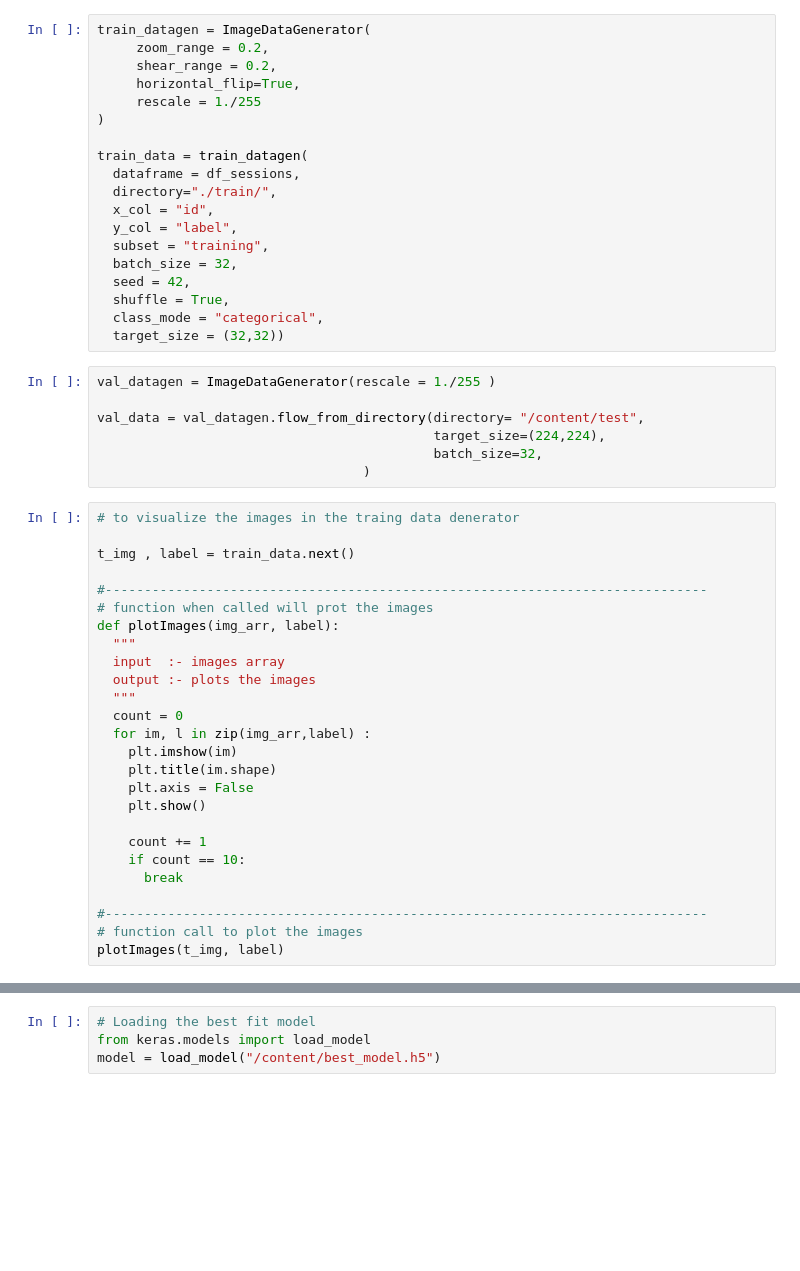
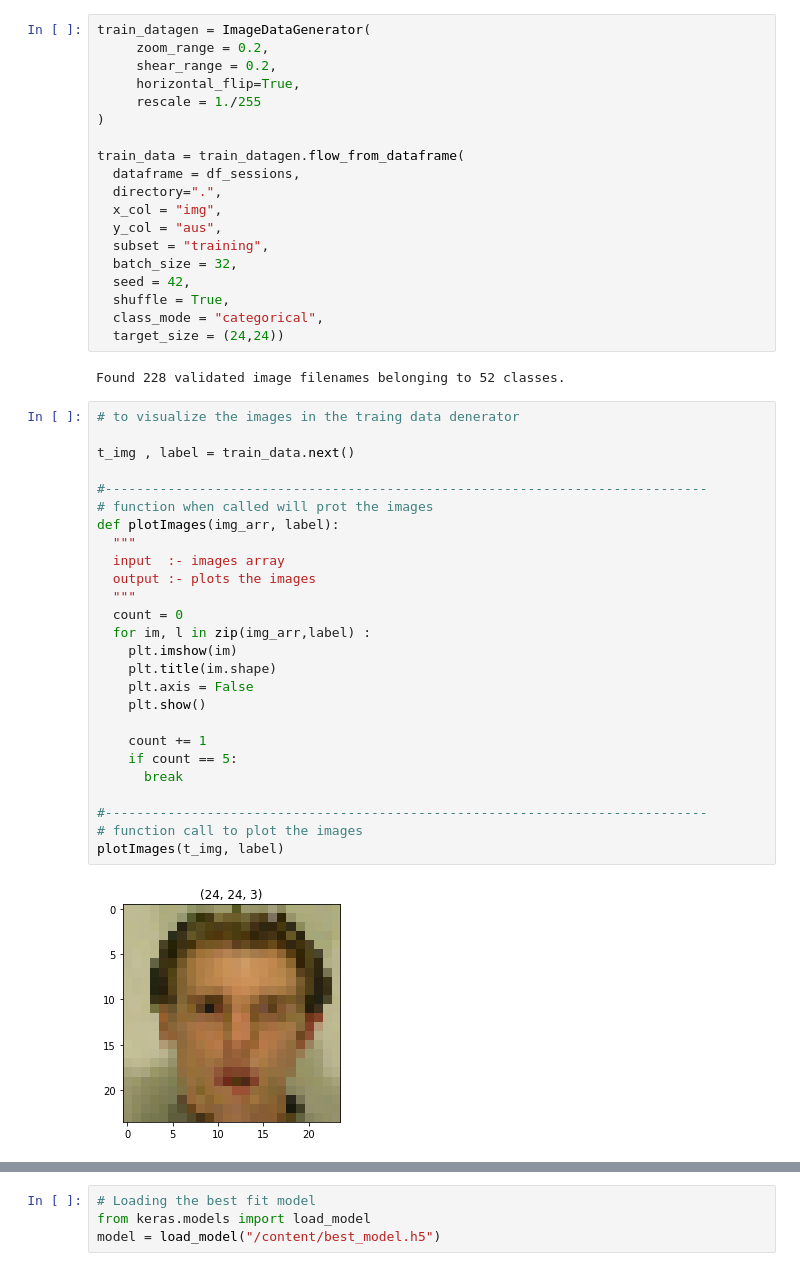
Before and after one commit to VitorMartin/api_facs, a Jupyter notebook: notebooks/au_detection/ia_model.ipynb, the cells around one changed output, grey strips where cells are left out. Drawn from its saved outputs; the diff is of its cells as text; blank space fills up the shorter version.

```diff
--- a/notebooks/au_detection/ia_model.ipynb
+++ b/notebooks/au_detection/ia_model.ipynb
@@ -78,47 +97,44 @@ train_datagen = ImageDataGenerator(
      rescale = 1./255
 )
 
-train_data = train_datagen(
+train_data = train_datagen.flow_from_dataframe(
   dataframe = df_sessions,
-  directory="./train/",
-  x_col = "id",
-  y_col = "label",
+  directory=".",
+  x_col = "img",
+  y_col = "aus",
   subset = "training",
   batch_size = 32,
   seed = 42,
   shuffle = True,
   class_mode = "categorical",
-  target_size = (32,32))
+  target_size = (24,24))
+# %% [output]
+Found 228 validated image filenames belonging to 52 classes.
-# %%
-val_datagen = ImageDataGenerator(rescale = 1./255 )
-
-val_data = val_datagen.flow_from_directory(directory= "/content/test",
-                                           target_size=(224,224),
-                                           batch_size=32,
-                                  )
 # %%
 # to visualize the images in the traing data denerator
 
 t_img , label = train_data.next()
 
 #-----------------------------------------------------------------------------
 # function when called will prot the images
 def plotImages(img_arr, label):
   """
   input  :- images array
   output :- plots the images
   """
   count = 0
   for im, l in zip(img_arr,label) :
     plt.imshow(im)
     plt.title(im.shape)
     plt.axis = False
     plt.show()
 
     count += 1
-    if count == 10:
+    if count == 5:
       break
 
 #-----------------------------------------------------------------------------
 # function call to plot the images
 plotImages(t_img, label)
+# %% [output]
+[figure, added]
```
Also changed, not shown: parts of 9 cells of this notebook.
